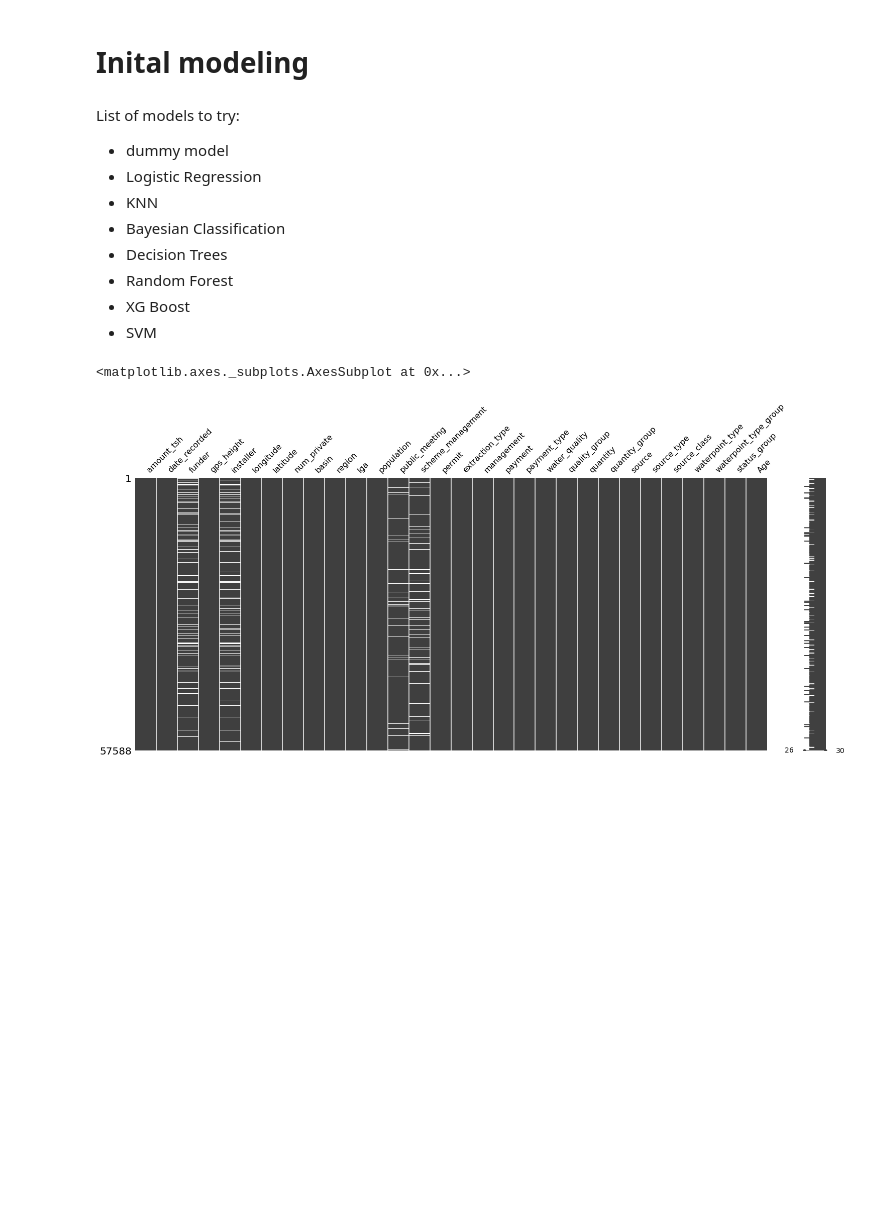
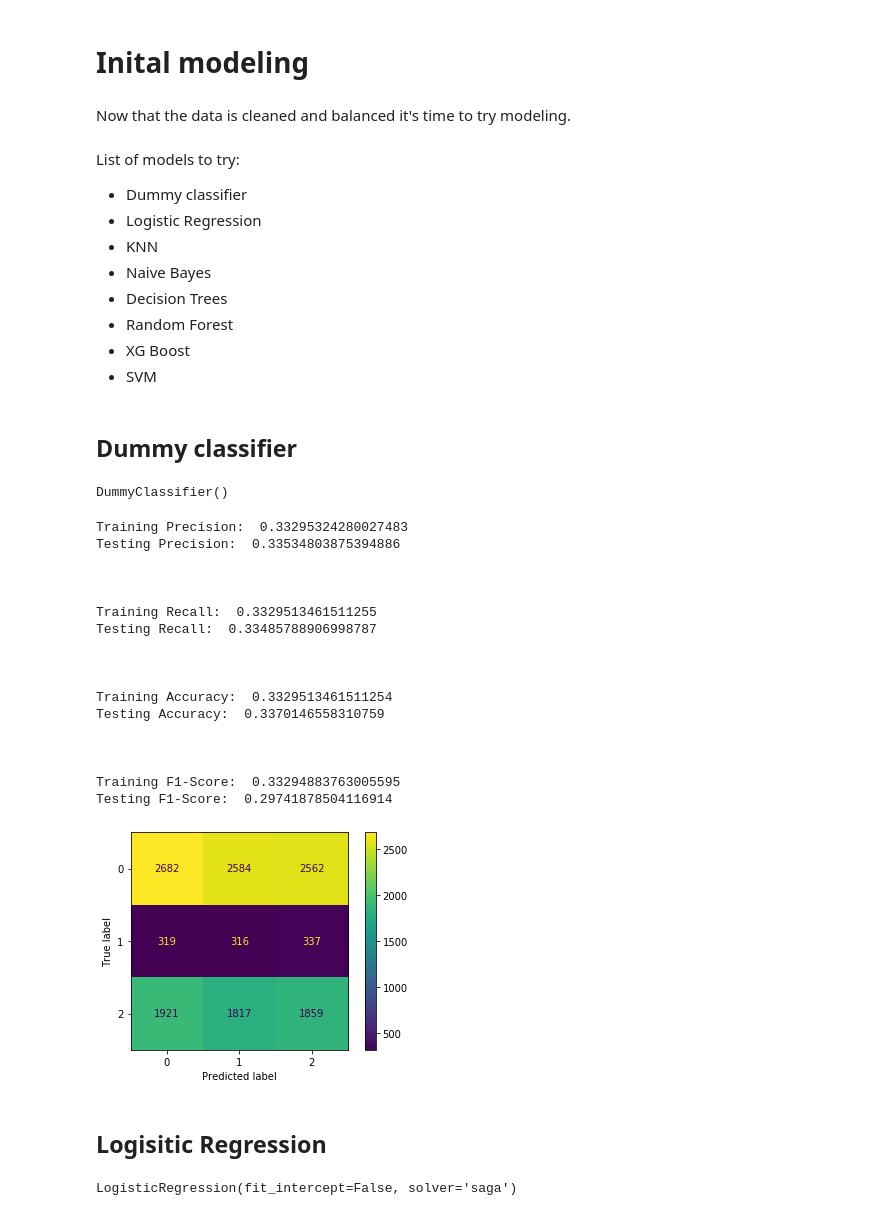
Before and after one commit to stevenkyle2013/Water-Well-Classifier, a Jupyter notebook: Main-Notebook.ipynb, the cells around one changed output. Saved outputs shown, nothing was run; the diff lists cells and outputs as text; code cells hidden in the pictures; blank space fills up the shorter version.

Commit message:
Started doing initial modeling

```diff
--- a/Main-Notebook.ipynb
+++ b/Main-Notebook.ipynb
@@ -1177,0 +1248,9 @@ df_preprocessed['date_recorded'] = [x[0:7] for x in df_preprocessed['date_record
+# %%
+oversample = SMOTE()
+X_train, y_train = oversample.fit_resample(X_train, y_train)
+# %%
+columnnames = X.columns
+# %%
+X_train = pd.DataFrame(X_train)
+X_train.columns = list(columnnames)
+y_train = pd.Series(y_train)
@@ -1178,17 +1264,44 @@ df_preprocessed['date_recorded'] = [x[0:7] for x in df_preprocessed['date_record
 # %% [markdown]
 # Inital modeling
+# %% [markdown]
+Now that the data is cleaned and balanced it's time to try modeling.
 # %% [markdown]
 List of models to try:
-- dummy model
+- Dummy classifier
 - Logistic Regression
 - KNN
-- Bayesian Classification
+- Naive Bayes
 - Decision Trees
 - Random Forest
 - XG Boost
 - SVM
-# %%
-msno.matrix(df_preprocessed)
-# %% [output]
-<matplotlib.axes._subplots.AxesSubplot at 0x...>
-[figure, removed]
+# %% [markdown]
+## Dummy classifier
+# %%
+dummyclf = DummyClassifier()
+dummyclf.fit(X_train,y_train)
+# %% [output]
+DummyClassifier()
+# %%
+eval_model(dummyclf, X_train, y_train, X_test, y_test)
+# %% [output]
+Training Precision:  0.33295324280027483
+Testing Precision:  0.33534803875394886
+
+
+
+Training Recall:  0.3329513461511255
+Testing Recall:  0.33485788906998787
+
+
+
+Training Accuracy:  0.3329513461511254
+Testing Accuracy:  0.3370146558310759
+
+
+
+Training F1-Score:  0.33294883763005595
+Testing F1-Score:  0.29741878504116914
+[figure, added]
+# %% [markdown]
+## Logisitic Regression
@@ -1194,0 +1313,5 @@ msno.matrix(df_preprocessed)
+# %%
+logreg = LogisticRegression(fit_intercept=False, solver='saga')
+logreg.fit(X_train_scaled,y_train)
+# %% [output]
+LogisticRegression(fit_intercept=False, solver='saga')
```
Also changed, not shown: parts of 40 cells of this notebook.
